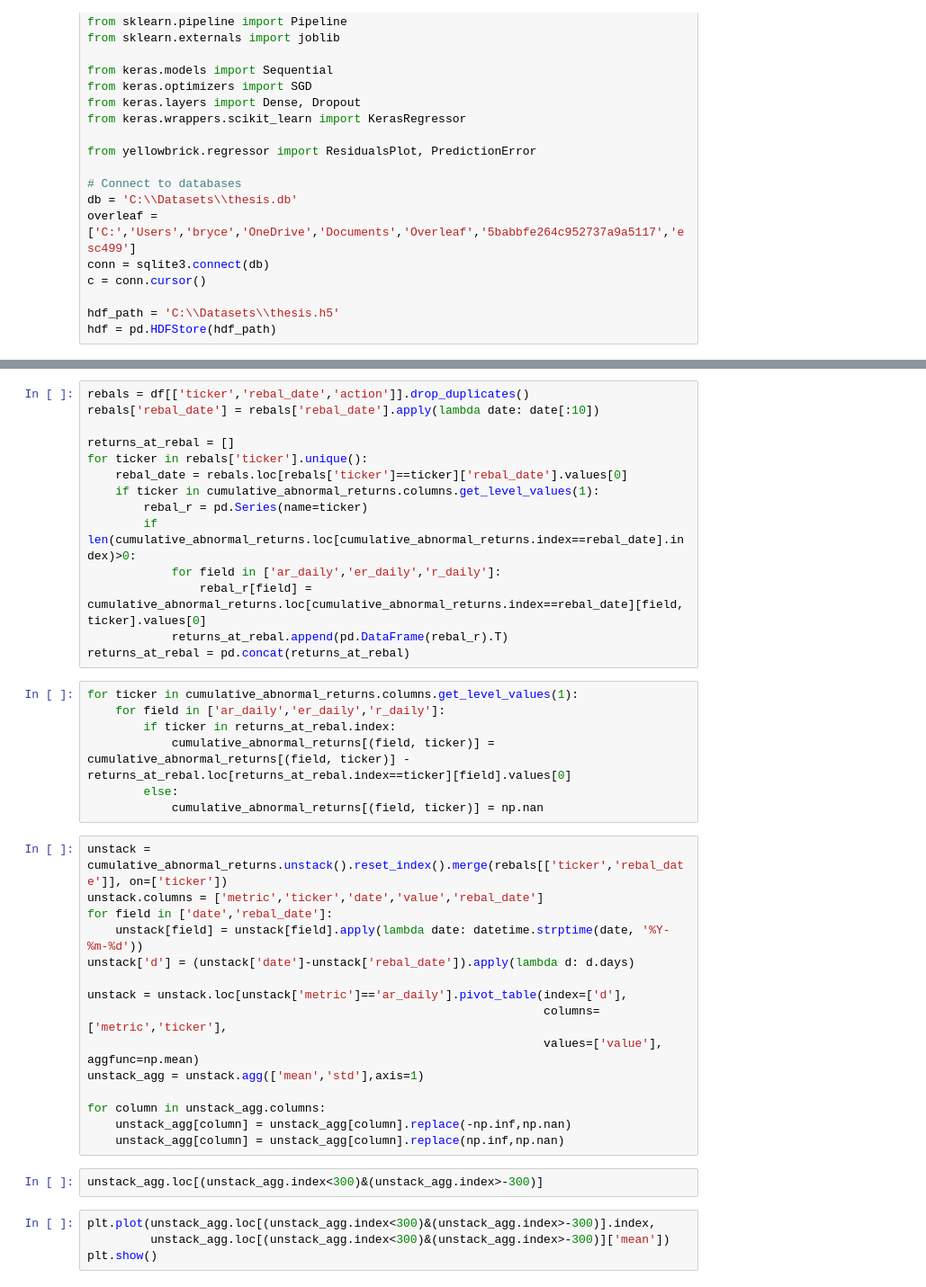
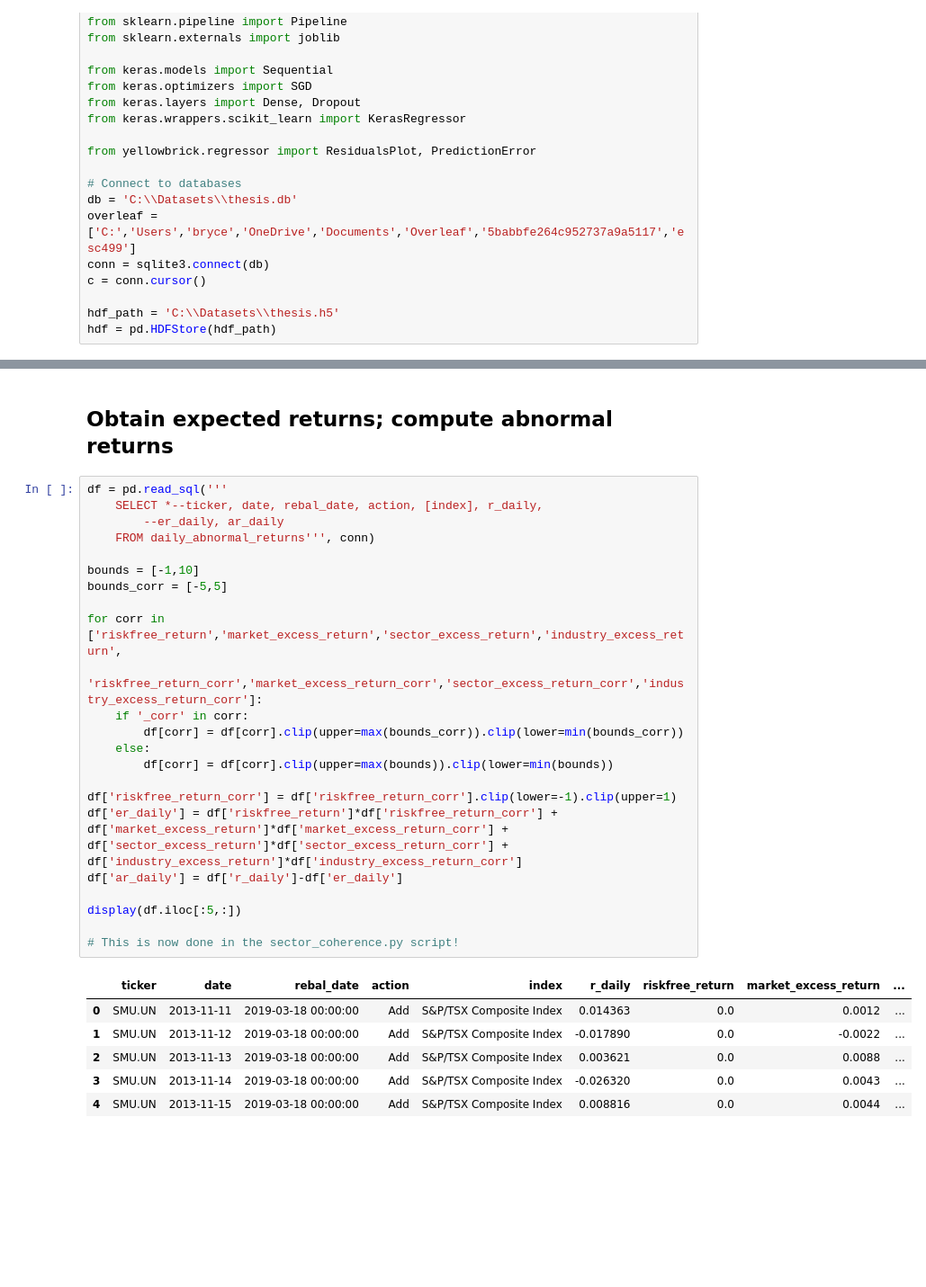
Before and after one commit to ebryce/Portfolio-Risk, a Jupyter notebook: Cumulative-Abnormal-Returns.ipynb, the cells around one changed output, grey strips where cells are left out. Shown: that part at 90% size. Cells and saved outputs as stored; diff of their text form; blank space fills up the shorter version.

```diff
--- a/Cumulative-Abnormal-Returns.ipynb
+++ b/Cumulative-Abnormal-Returns.ipynb
@@ -78,42 +65,32 @@ cumulative_abnormal_returns = cumulative_abnormal_returns.replace([-np.inf,np.in
-# %%
-rebals = df[['ticker','rebal_date','action']].drop_duplicates()
-rebals['rebal_date'] = rebals['rebal_date'].apply(lambda date: date[:10])
-
-returns_at_rebal = []
-for ticker in rebals['ticker'].unique():
-    rebal_date = rebals.loc[rebals['ticker']==ticker]['rebal_date'].values[0]
-    if ticker in cumulative_abnormal_returns.columns.get_level_values(1):
-        rebal_r = pd.Series(name=ticker)
-        if len(cumulative_abnormal_returns.loc[cumulative_abnormal_returns.index==rebal_date].index)>0:
-            for field in ['ar_daily','er_daily','r_daily']:
-                rebal_r[field] = cumulative_abnormal_returns.loc[cumulative_abnormal_returns.index==rebal_date][field, ticker].values[0]
-            returns_at_rebal.append(pd.DataFrame(rebal_r).T)
-returns_at_rebal = pd.concat(returns_at_rebal)
-# %%
-for ticker in cumulative_abnormal_returns.columns.get_level_values(1):
-    for field in ['ar_daily','er_daily','r_daily']:
-        if ticker in returns_at_rebal.index:
-            cumulative_abnormal_returns[(field, ticker)] = cumulative_abnormal_returns[(field, ticker)] - returns_at_rebal.loc[returns_at_rebal.index==ticker][field].values[0]
-        else:
-            cumulative_abnormal_returns[(field, ticker)] = np.nan
-# %%
-unstack = cumulative_abnormal_returns.unstack().reset_index().merge(rebals[['ticker','rebal_date']], on=['ticker'])
-unstack.columns = ['metric','ticker','date','value','rebal_date']
-for field in ['date','rebal_date']:
-    unstack[field] = unstack[field].apply(lambda date: datetime.strptime(date, '%Y-%m-%d'))
-unstack['d'] = (unstack['date']-unstack['rebal_date']).apply(lambda d: d.days)
-
-unstack = unstack.loc[unstack['metric']=='ar_daily'].pivot_table(index=['d'],
-                                                                 columns=['metric','ticker'],
-                                                                 values=['value'], aggfunc=np.mean)
-unstack_agg = unstack.agg(['mean','std'],axis=1)
-
-for column in unstack_agg.columns:
-    unstack_agg[column] = unstack_agg[column].replace(-np.inf,np.nan)
-    unstack_agg[column] = unstack_agg[column].replace(np.inf,np.nan)
-# %%
-unstack_agg.loc[(unstack_agg.index<300)&(unstack_agg.index>-300)]
-# %%
-plt.plot(unstack_agg.loc[(unstack_agg.index<300)&(unstack_agg.index>-300)].index,
-         unstack_agg.loc[(unstack_agg.index<300)&(unstack_agg.index>-300)]['mean'])
-plt.show()
+# %% [markdown]
+## Obtain expected returns; compute abnormal returns
+# %%
+df = pd.read_sql('''
+    SELECT *--ticker, date, rebal_date, action, [index], r_daily,
+        --er_daily, ar_daily
+    FROM daily_abnormal_returns''', conn)
+
+bounds = [-1,10]
+bounds_corr = [-5,5]
+
+for corr in ['riskfree_return','market_excess_return','sector_excess_return','industry_excess_return',
+             'riskfree_return_corr','market_excess_return_corr','sector_excess_return_corr','industry_excess_return_corr']:
+    if '_corr' in corr:
+        df[corr] = df[corr].clip(upper=max(bounds_corr)).clip(lower=min(bounds_corr))
+    else:
+        df[corr] = df[corr].clip(upper=max(bounds)).clip(lower=min(bounds))
+
+df['riskfree_return_corr'] = df['riskfree_return_corr'].clip(lower=-1).clip(upper=1)
+df['er_daily'] = df['riskfree_return']*df['riskfree_return_corr'] + df['market_excess_return']*df['market_excess_return_corr'] + df['sector_excess_return']*df['sector_excess_return_corr'] + df['industry_excess_return']*df['industry_excess_return_corr']
+df['ar_daily'] = df['r_daily']-df['er_daily']
+
+display(df.iloc[:5,:])
+
+# This is now done in the sector_coherence.py script!
+# %% [output]
+|  | ticker | date | rebal_date | action | index | r_daily | riskfree_return | market_excess_return | ... |
+| 0 | SMU.UN | 2013-11-11 | 2019-03-18 00:00:00 | Add | S&P/TSX Composite Index | 0.014363 | 0.0 | 0.0012 | ... |
+| 1 | SMU.UN | 2013-11-12 | 2019-03-18 00:00:00 | Add | S&P/TSX Composite Index | -0.017890 | 0.0 | -0.0022 | ... |
+| 2 | SMU.UN | 2013-11-13 | 2019-03-18 00:00:00 | Add | S&P/TSX Composite Index | 0.003621 | 0.0 | 0.0088 | ... |
+| 3 | SMU.UN | 2013-11-14 | 2019-03-18 00:00:00 | Add | S&P/TSX Composite Index | -0.026320 | 0.0 | 0.0043 | ... |
+| 4 | SMU.UN | 2013-11-15 | 2019-03-18 00:00:00 | Add | S&P/TSX Composite Index | 0.008816 | 0.0 | 0.0044 | ... |
```
Also changed, not shown: parts of 11 cells of this notebook, 6 other files.
